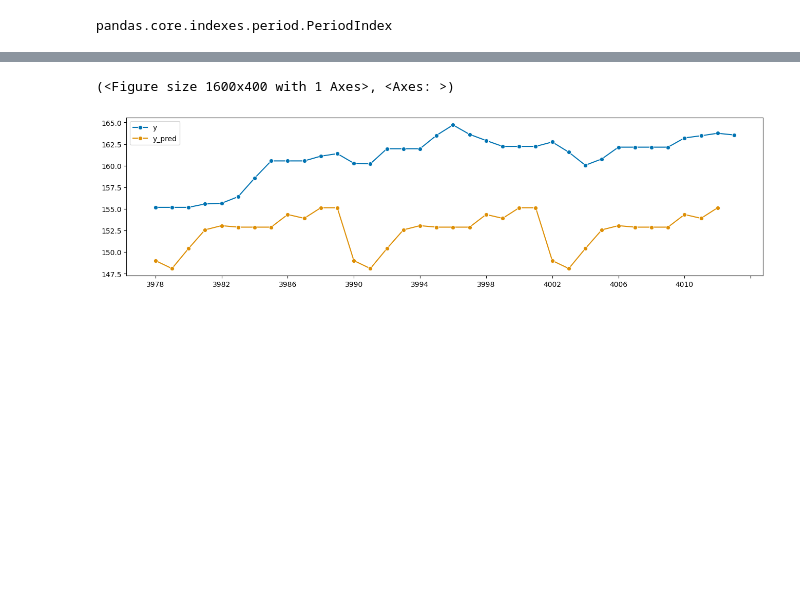
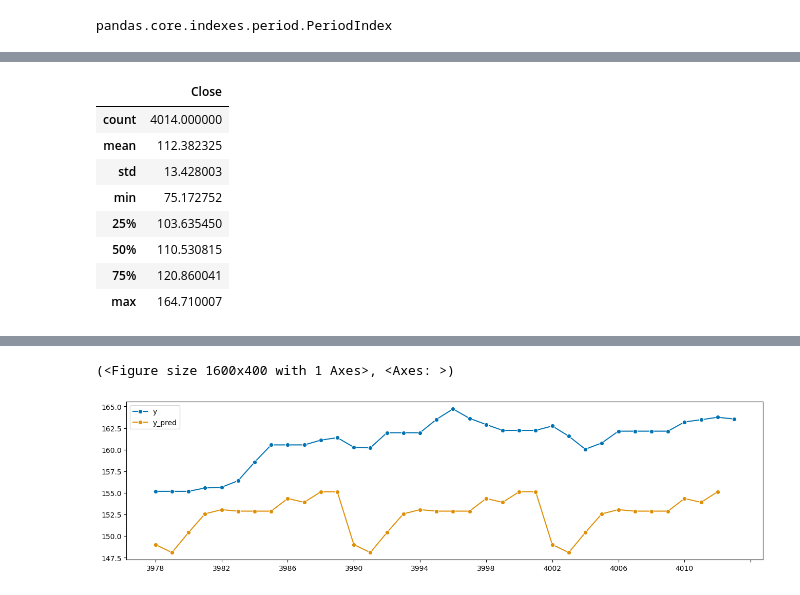
Before and after one commit to aferrers/stockpriceprediction, a Jupyter notebook: notebooks/sandbox.ipynb, the cells around one changed output, grey strips where cells are left out. Cells and saved outputs as stored; diff of their text form; code cells hidden in the pictures; blank space fills up the shorter version.

```diff
--- a/notebooks/sandbox.ipynb
+++ b/notebooks/sandbox.ipynb
@@ -26,3 +39,15 @@ pandas.core.indexes.range.RangeIndex
+# %%
+y.describe()
+# %% [output]
+|  | Close |
+| count | 4014.000000 |
+| mean | 112.382325 |
+| std | 13.428003 |
+| min | 75.172752 |
+| 25% | 103.635450 |
+| 50% | 110.530815 |
+| 75% | 120.860041 |
+| max | 164.710007 |
 # %%
 y
 # %% [output]
```
Also changed, not shown: parts of 19 cells of this notebook, 19 other files.
